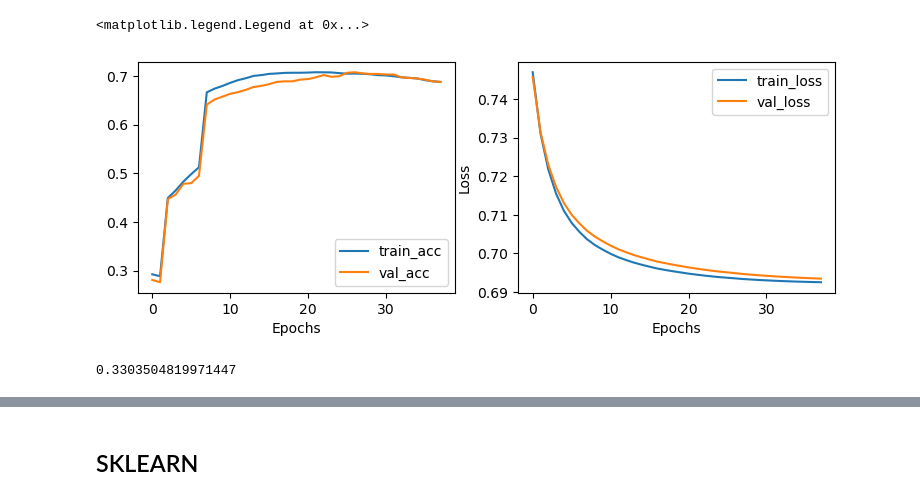
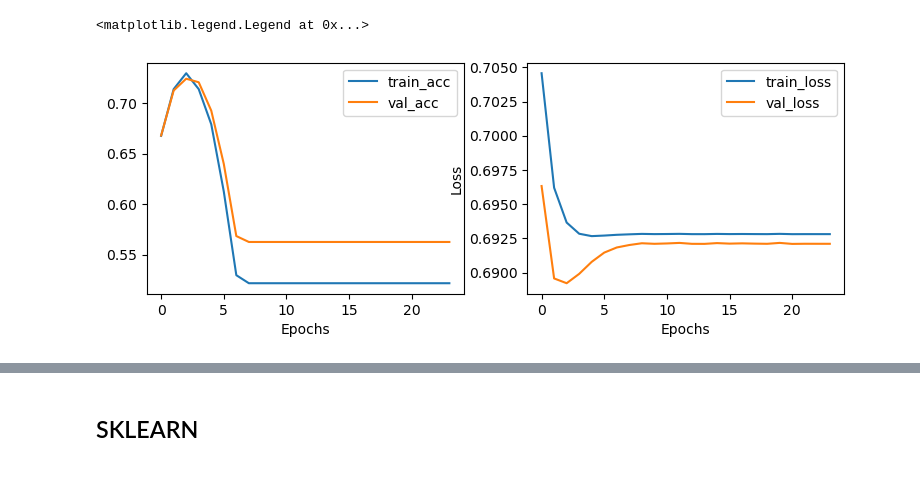
Before and after one commit to feanor3/tesi, a Jupyter notebook: analysis.ipynb, the cells around one changed output, grey strips where cells are left out. Drawn from its saved outputs; the diff is of its cells as text; code cells hidden in the pictures.

```diff
--- a/analysis.ipynb
+++ b/analysis.ipynb
@@ -47,29 +47,27 @@ t_train = t[:a]
 t_val = t[a:]
 # %%
 # CLASSIFIER TRAINING
-clf = MLPBinary(dim_hidden=100, tolerance=1e-4, activation='relu', lr=0.0001, batch_size=200, momentum=0.9, solver='sgd', alpha=1, power_t=0.01)
+clf = MLPBinary(dim_hidden=100, tolerance=1e-5, activation='relu', lr=0.001, batch_size=200, momentum=0.9, solver='sgd', alpha=1, power_t=0.005)
 clf.fit(data_train, t_train, X_val=data_val, t_val=t_val)
 
 # plotting accuracy and loss
 fig, (ax1, ax2) = plt.subplots(nrows=1, ncols=2, figsize=(9,3))
 E = len(clf.train_acc)
 ax1.plot(np.arange(E), clf.train_acc)
 ax1.plot(np.arange(E), clf.val_acc)
 ax1.legend(["train_acc", "val_acc"])
 
 ax2.plot(np.arange(E), clf.train_loss)
 ax2.plot(np.arange(E), clf.val_loss)
 ax2.set_ylabel("Loss"), ax2.set_xlabel("Accuracy")
 ax1.set_xlabel("Epochs"), ax2.set_xlabel("Epochs")
 ax2.legend(["train_loss", "val_loss"])
 # %% [output]
 <matplotlib.legend.Legend at 0x...>
-[figure, old version]
+[figure, new version]
 # %%
 b = clf.weights2.flatten()
 b @ b.T
-# %% [output]
-0.3303504819971447
 # %%
 for i in range(10):
     print(clf.score(data_test[i], t_test[4]))
```
Also changed, not shown: parts of 11 cells of this notebook, 1 other file.
